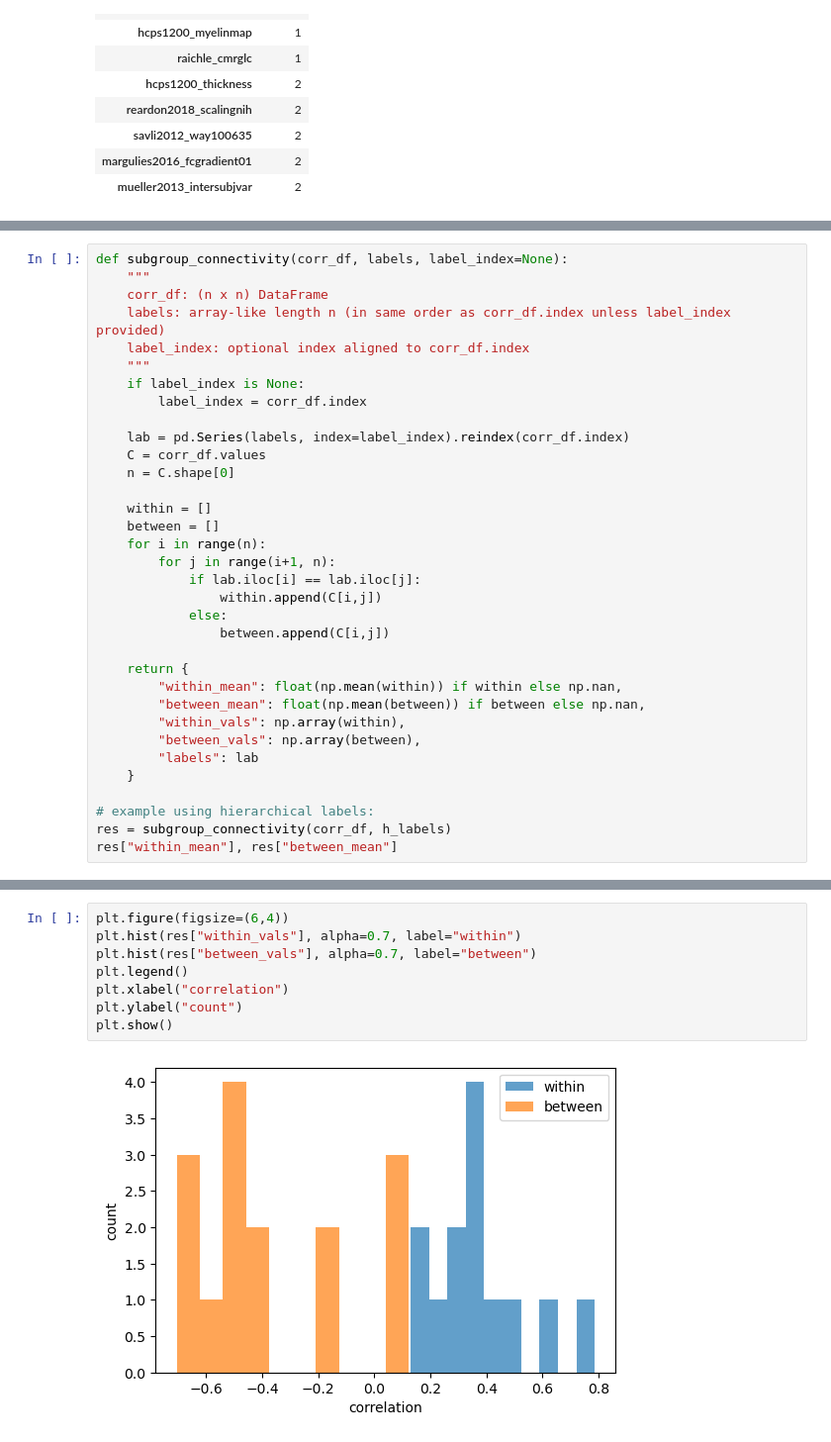
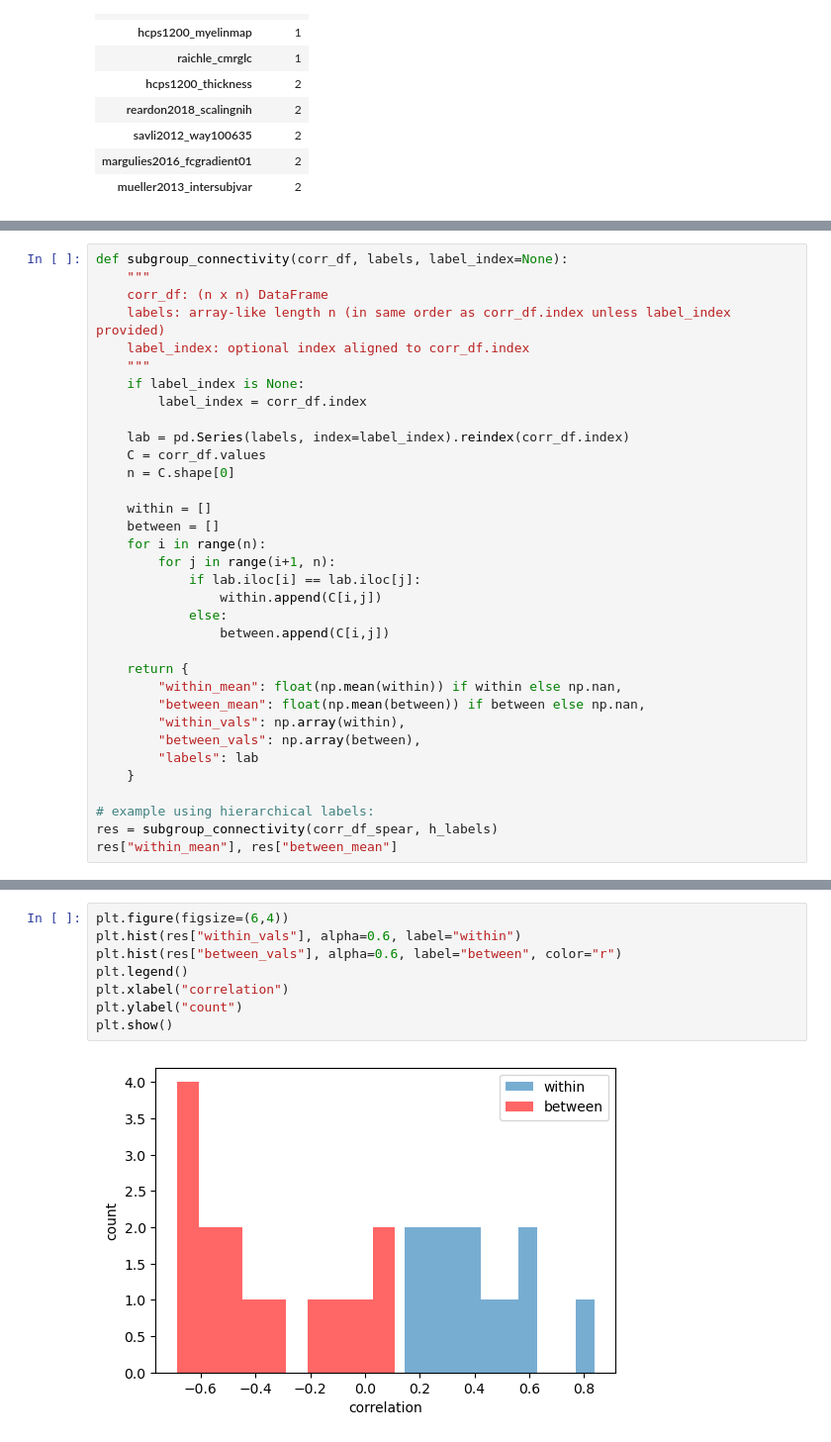
Before and after one commit to kesouder/BrainMap_Analysis, a Jupyter notebook: main.ipynb, the cells around one changed output, grey strips where cells are left out. Shown at 99% size. Cells and saved outputs as stored; diff of their text form.

Commit message:
added visualization

```diff
--- a/main.ipynb
+++ b/main.ipynb
@@ -579,6 +590,6 @@ def subgroup_connectivity(corr_df, labels, label_index=None):
     }
 
 # example using hierarchical labels:
-res = subgroup_connectivity(corr_df, h_labels)
+res = subgroup_connectivity(corr_df_spear, h_labels)
 res["within_mean"], res["between_mean"]
 # %% [output]
@@ -586,10 +609,10 @@ res["within_mean"], res["between_mean"]
 # %%
 plt.figure(figsize=(6,4))
-plt.hist(res["within_vals"], alpha=0.7, label="within")
-plt.hist(res["between_vals"], alpha=0.7, label="between")
+plt.hist(res["within_vals"], alpha=0.6, label="within")
+plt.hist(res["between_vals"], alpha=0.6, label="between", color="r")
 plt.legend()
 plt.xlabel("correlation")
 plt.ylabel("count")
 plt.show()
 # %% [output]
-[figure, old version]
+[figure, new version]
```
Also changed, not shown: parts of 9 cells of this notebook, 2 other files.
